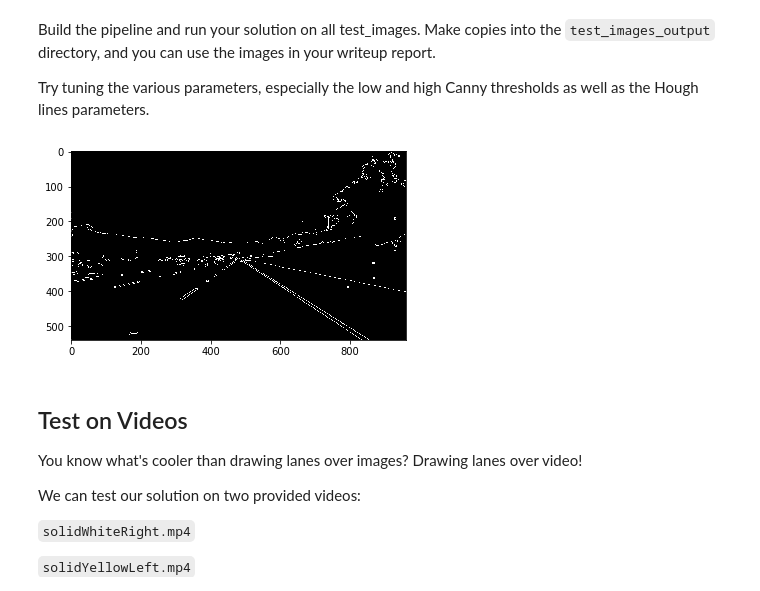
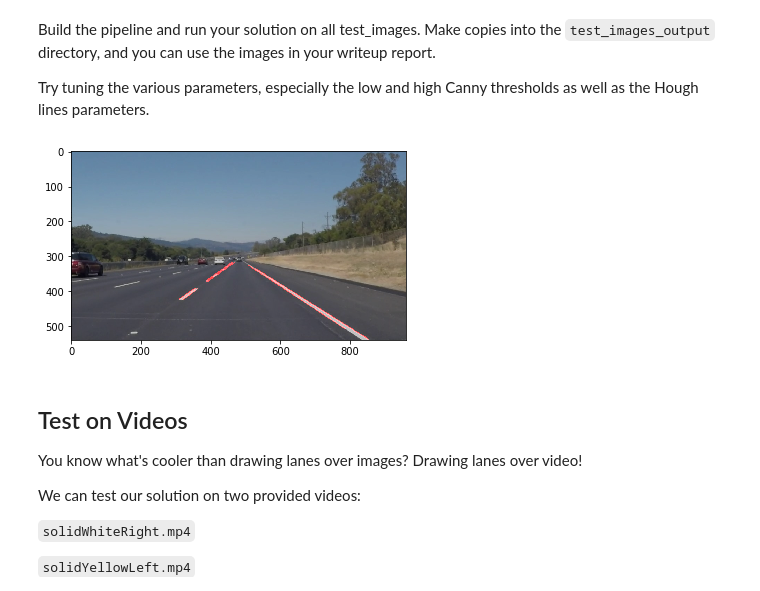
Before and after one commit to TDorau/self-driving-car-nanodegree, a Jupyter notebook: 1-finding-lanes/P1.ipynb, the cells around one changed output. Cells and saved outputs as stored; diff of their text form; code cells hidden in the pictures.

Commit message:
Added weighted, working on first test case

```diff
--- a/1-finding-lanes/P1.ipynb
+++ b/1-finding-lanes/P1.ipynb
@@ -201,11 +201,12 @@ def preprocessing(img):
     """ Preprocessing the image using grey scale and gaussian smoother """
     # Convert image to grayscale
     gray = grayscale(img)
-    #plt.imshow(gray, cmap='gray')
+    # plt.imshow(gray, cmap='gray')
     # Define a kernel size for Gaussian smoothing / blurring
     kernel_size = 5
-    blur_gray = cv2.GaussianBlur(gray,(kernel_size, kernel_size), 0)
+    blur_gray = cv2.GaussianBlur(gray, (kernel_size, kernel_size), 0)
     return blur_gray
+
 
 def cannyedge(img):
     """ Applies canny function using the lecture values """
@@ -213,37 +214,42 @@ def cannyedge(img):
     high_threshold = 150
     edges = canny(img, low_threshold, high_threshold)
     return edges
 
+
 def region(img):
     """ Applies region of interest function """
     imshape = image.shape
     vertices = np.array([[(0, imshape[0]), (450, 318), (490, 318), (imshape[1], imshape[0])]], dtype=np.int32)
     region_img = region_of_interest(img, vertices)
     return region_img
+
 
 def hough(img):
     """ Applies hough_lines function using the lecture values"""
     rho = 2  # distance resolution in pixels of the Hough grid
     theta = np.pi / 180  # angular resolution in radians of the Hough grid
     threshold = 15  # minimum number of votes (intersections in Hough grid cell)
     min_line_length = 40  # minimum number of pixels making up a line
     max_line_gap = 20  # maximum gap in pixels between connectable line segments
     line_img = hough_lines(img, rho, theta, threshold, min_line_length, max_line_gap)
     return line_img
 
+
 def pipeline(img):
-    """"""
+    """Finds lane lines in a given image"""
     blur_gray = preprocessing(img)
     edges = cannyedge(blur_gray)
-    #plt.imshow(edges, cmap='Greys_r')
+    # plt.imshow(edges, cmap='Greys_r')
     region_img = region(edges)
     line_img = hough(region_img)
-    #plt.imshow(line_img)
+    # plt.imshow(line_img)
+    weighted = weighted_img(line_img, img)
+    plt.imshow(weighted)
 
 
 pipeline(image)
 # %% [output]
-[figure, old version]
+[figure, new version]
 # %% [markdown]
 ## Test on Videos
 
```
